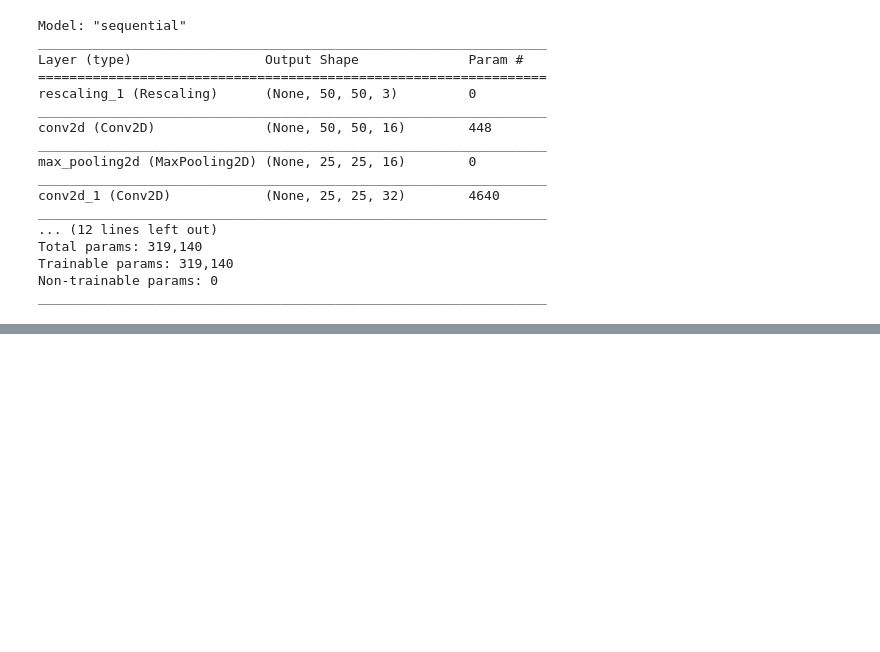
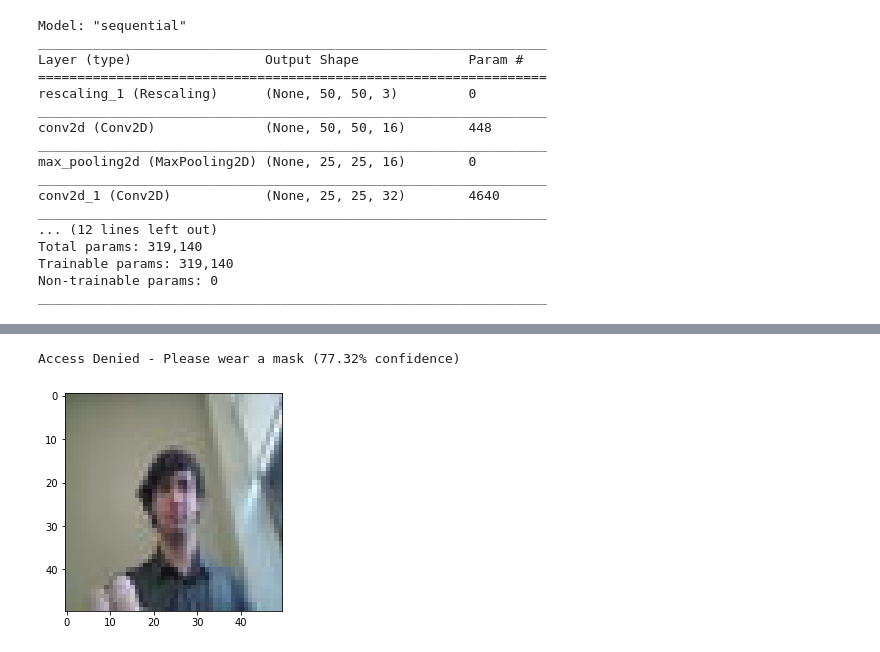
Before and after one commit to BenjaminAlpert/Face-Mask-Detection-Software, a Jupyter notebook: final-project.ipynb, the cells around one changed output, grey strips where cells are left out. Saved outputs shown, nothing was run; the diff lists cells and outputs as text; code cells hidden in the pictures; blank space fills up the shorter version.

```diff
--- a/final-project.ipynb
+++ b/final-project.ipynb
@@ -253,0 +314,5 @@ This image most likely belongs to 1 with a 44.86 percent confidence.
+# %%
+predict("faces/benjamin/4.jpg")
+# %% [output]
+Access Denied - Please wear a mask (77.32% confidence)
+[figure, added]
```
Also changed, not shown: parts of 20 cells of this notebook, 4 other files.
